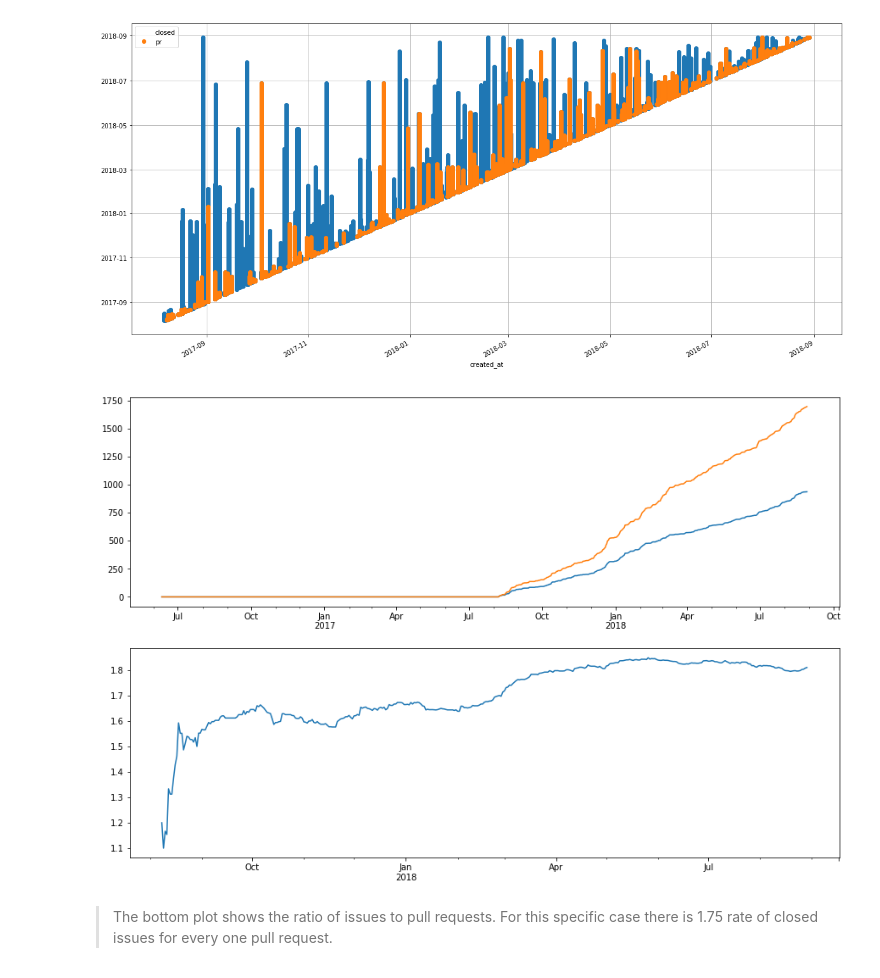
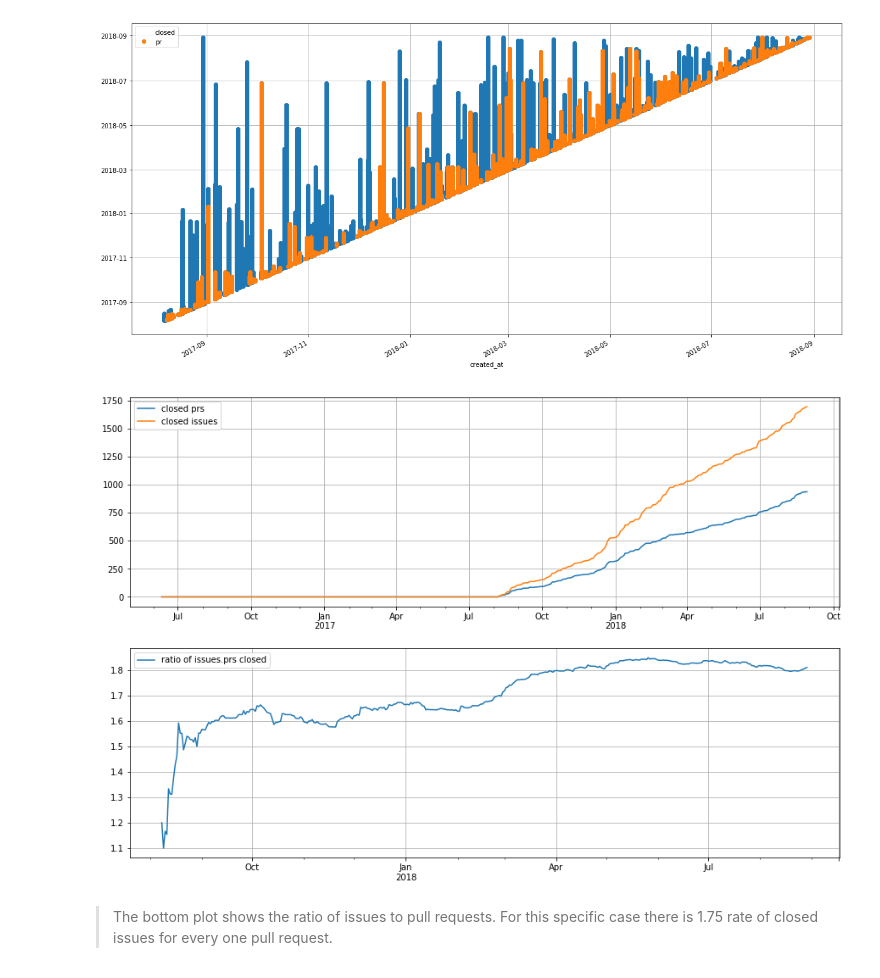
Before and after one commit to deathbeds/deathbeds.github.io, a Jupyter notebook: deathbeds/2018-08-28-Github-project-statistics-and-visualizations.ipynb, the cells around one changed output. Cells and saved outputs as stored; diff of their text form; code cells hidden in the pictures.

```diff
--- a/deathbeds/2018-08-28-Github-project-statistics-and-visualizations.ipynb
+++ b/deathbeds/2018-08-28-Github-project-statistics-and-visualizations.ipynb
@@ -114,14 +114,14 @@ gaant[np.logical_and(df.closed, df.pr)].stack().pipe(lambda s: s[s]).to_frame()[
 # %%
 subplot(2,1,1)
 closedissues = closed[df.closed].sum().rename('closed issues')
 closedprs = closed[np.logical_and(df.closed, df.pr)].sum().rename('closed prs')
-closedprs.plot(ax=gca())
-closedissues.plot(ax=gca())
+closedprs.plot(ax=gca(), grid=True, legend=True)
+closedissues.plot(ax=gca(), grid=True, legend=True)
 subplot(2,1,2)
-(closedissues/closedprs).plot()
+(closedissues/closedprs).rename('ratio of issues.prs closed').plot(grid=True, legend=True)
 gcf().set_size_inches((15, 10))
 # %% [output]
-[figure, old version]
+[figure, new version]
 # %% [markdown]
 > The bottom plot shows the ratio of issues to pull requests.  For this specific case there is 1.75 rate of closed issues for every one pull request.
 # %%
```
Also changed, not shown: parts of 3 cells of this notebook.
